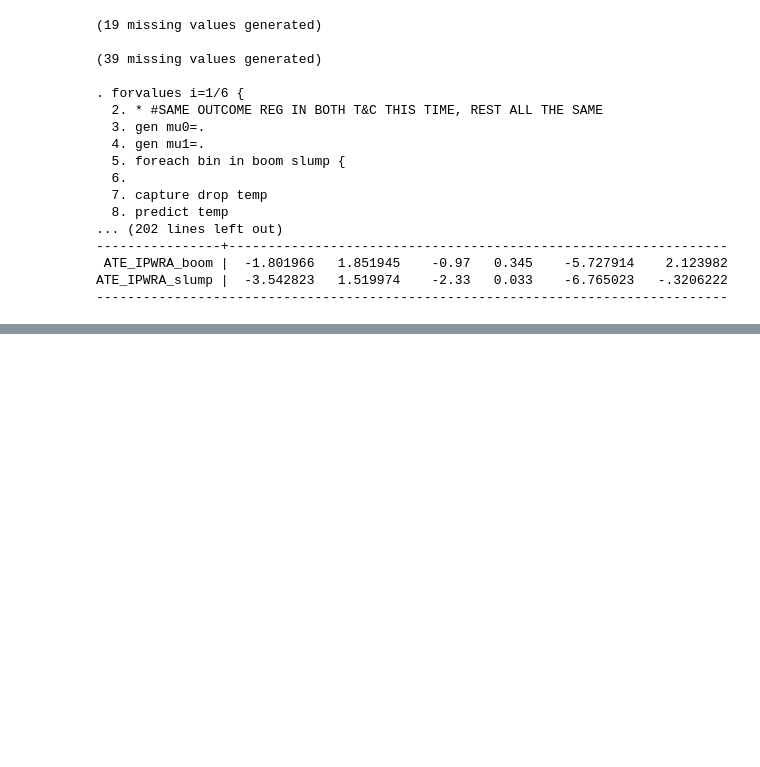
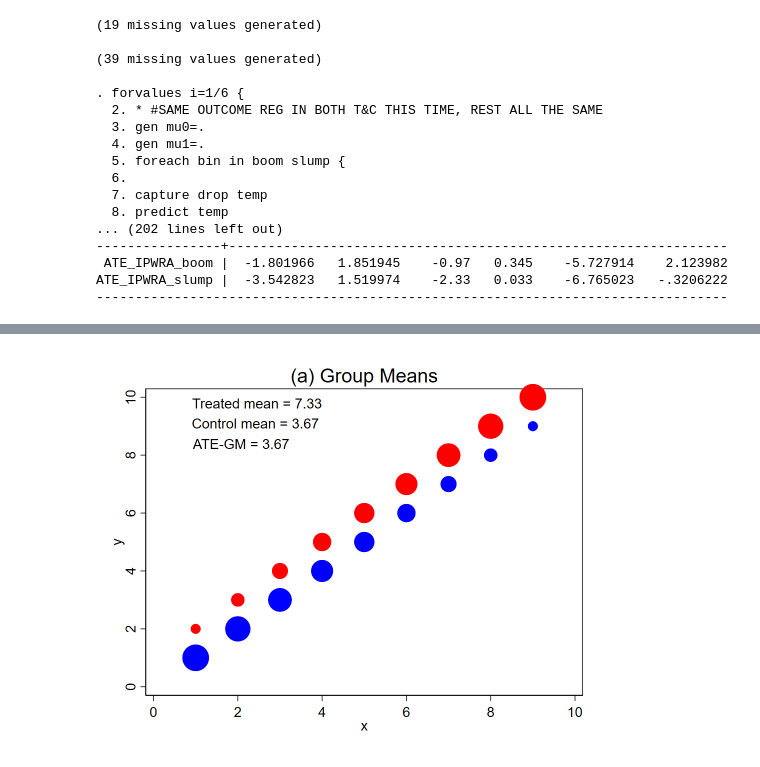
Before and after one commit to htdanil/referenced_to_github, a Jupyter notebook: GF0004_Jorda_Taylor_(2016)_The_time_for_austerity__REPLICATION_WORK/Replication.ipynb, the cells around one changed output, grey strips where cells are left out. Cells and saved outputs as stored; diff of their text form; code cells hidden in the pictures; blank space fills up the shorter version.

```diff
--- a/GF0004_Jorda_Taylor_(2016)_The_time_for_austerity__REPLICATION_WORK/Replication.ipynb
+++ b/GF0004_Jorda_Taylor_(2016)_The_time_for_austerity__REPLICATION_WORK/Replication.ipynb
@@ -1178,0 +1193,91 @@ ATE_IPWRA_slump |  -3.542823   1.519974    -2.33   0.033    -6.765023   -.320622
+# %%
+%%stata -os
+
+* #================================================================================================
+* # Figure 1. Illustrative scatters for GM, IP, RA, IPWRA
+* #================================================================================================
+
+preserve
+
+* #control
+clear
+qui input x
+1
+2
+3
+4
+5
+6
+7
+8
+9
+end
+
+* #p(treatment)=p(T) depends on x, n= nobs
+
+qui gen nt = x
+qui gen nc = 10-x
+
+qui gen pt = nt/10
+qui gen pc = nc/10
+
+qui gen ipwt = 1/pt
+sum ipwt
+qui replace ipwt = ipwt/r(sum)
+
+qui gen ipwc = 1/pc
+sum ipwc
+qui replace ipwc = ipwc/r(sum)
+
+* #outcome y depends on x and T
+
+qui gen yt = x + 1
+qui gen yc = x
+
+qui gen ten=10
+
+* #means with n weghts
+
+sum yc [fweight=nc]
+sum yt [fweight=nt]
+
+
+* #scatters
+
+set scheme s1color
+
+qui graph set window fontface "Palatino"
+
+qui gr drop _all
+
+qui twoway   (scatter yc x [w=nc], mc(blue)) (scatter yt x [w=nt], mc(red)) ///
+	, ytitle("y") title("(a) Group Means") legend(off) ///
+	text(9.8   1 "Treated mean = 7.33",  place(e)) ///
+	text(9.1   1 "Control mean = 3.67",  place(e)) ///
+	text(8.4   1 "ATE-GM = 3.67",        place(e))
+
+qui gr rename GM
+
+qui twoway  (scatter yc x [w=nc], mc(blue)) (scatter yt x [w=nt], mc(red))  (line yc x, lc(black)) (line yt x, lc(black)) ///
+	, ytitle("y") title("(b) Regression Adjustment") legend(off) ///
+	text(9.8   1 "Treated mean = 6",  place(e)) ///
+	text(9.1   1 "Control mean = 5",  place(e)) ///
+	text(8.4   1 "ATE-RA = 1",        place(e))
+gr rename RA
+
+qui twoway  (scatter yc x [w=ten], mc(blue)) (scatter yt x [w=ten], mc(red))  ///
+	, ytitle("y") title("(c) Inverse Probability Weights") legend(off) ///
+	text(9.8   1 "Treated mean = 6",  place(e)) ///
+	text(9.1   1 "Control mean = 5",  place(e)) ///
+	text(8.4   1 "ATE-IPW = 1",        place(e))
+gr rename IPW
+
+qui twoway  (scatter yc x [w=ten], mc(blue)) (scatter yt x [w=ten], mc(red)) (line yc x, lc(black)) (line yt x, lc(black))  ///
+	, ytitle("y") title("(d) IPWRA (doubly robust)") legend(off) ///
+	text(9.8   1 "Treated mean = 6",  place(e)) ///
+	text(9.1   1 "Control mean = 5",  place(e)) ///
+	text(8.4   1 "ATE-IPWRA = 1",        place(e))
+gr rename IPWRA
+
+restore
+# %% [output]
@@ -1178,0 +1299 @@ ATE_IPWRA_slump |  -3.542823   1.519974    -2.33   0.033    -6.765023   -.320622
+[figure, added]
```
Also changed, not shown: parts of 19 cells of this notebook, 14 other files.
